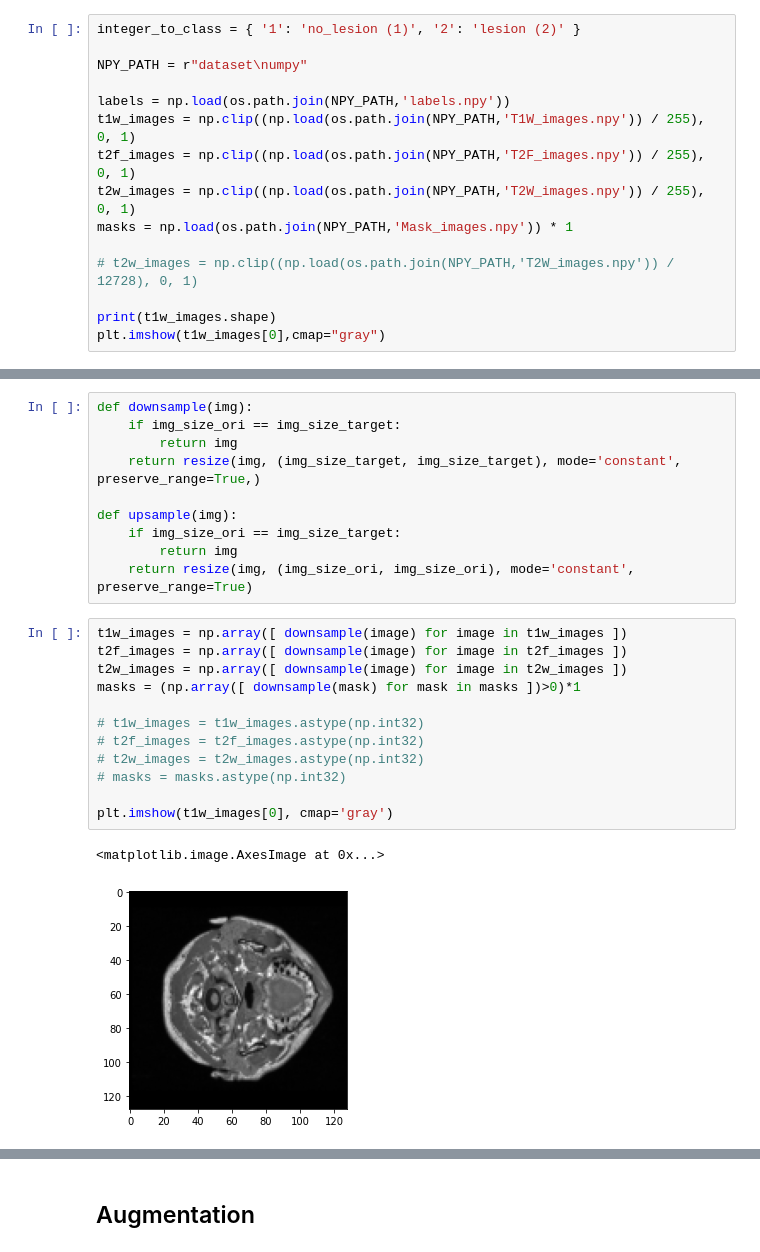
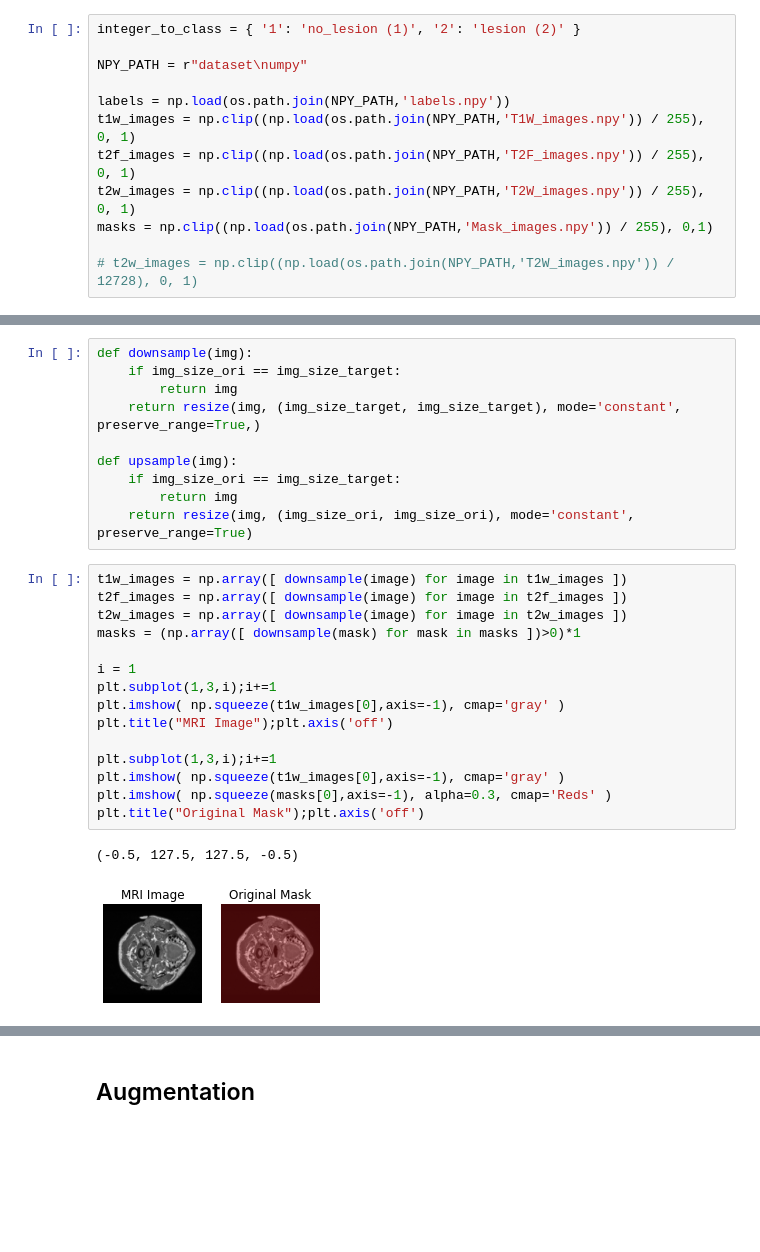
Before and after one commit to CM-Kim/unet_research, a Jupyter notebook: 03_unet_train.ipynb, the cells around one changed output, grey strips where cells are left out. Cells and saved outputs as stored; diff of their text form; blank space fills up the shorter version.

```diff
--- a/03_unet_train.ipynb
+++ b/03_unet_train.ipynb
@@ -15,9 +15,6 @@ labels = np.load(os.path.join(NPY_PATH,'labels.npy'))
 t1w_images = np.clip((np.load(os.path.join(NPY_PATH,'T1W_images.npy')) / 255), 0, 1)
 t2f_images = np.clip((np.load(os.path.join(NPY_PATH,'T2F_images.npy')) / 255), 0, 1)
 t2w_images = np.clip((np.load(os.path.join(NPY_PATH,'T2W_images.npy')) / 255), 0, 1)
-masks = np.load(os.path.join(NPY_PATH,'Mask_images.npy')) * 1
+masks = np.clip((np.load(os.path.join(NPY_PATH,'Mask_images.npy')) / 255), 0,1)
 
 # t2w_images = np.clip((np.load(os.path.join(NPY_PATH,'T2W_images.npy')) / 12728), 0, 1)
-
-print(t1w_images.shape)
-plt.imshow(t1w_images[0],cmap="gray")
@@ -49,18 +68,21 @@ def upsample(img):
 # %%
 t1w_images = np.array([ downsample(image) for image in t1w_images ])
 t2f_images = np.array([ downsample(image) for image in t2f_images ])
 t2w_images = np.array([ downsample(image) for image in t2w_images ])
 masks = (np.array([ downsample(mask) for mask in masks ])>0)*1
 
-# t1w_images = t1w_images.astype(np.int32)
-# t2f_images = t2f_images.astype(np.int32)
-# t2w_images = t2w_images.astype(np.int32)
-# masks = masks.astype(np.int32)
+i = 1
+plt.subplot(1,3,i);i+=1
+plt.imshow( np.squeeze(t1w_images[0],axis=-1), cmap='gray' )
+plt.title("MRI Image");plt.axis('off')
 
-plt.imshow(t1w_images[0], cmap='gray')
+plt.subplot(1,3,i);i+=1
+plt.imshow( np.squeeze(t1w_images[0],axis=-1), cmap='gray' )
+plt.imshow( np.squeeze(masks[0],axis=-1), alpha=0.3, cmap='Reds' )
+plt.title("Original Mask");plt.axis('off')
 # %% [output]
-<matplotlib.image.AxesImage at 0x...>
+(-0.5, 127.5, 127.5, -0.5)
-[figure, old version]
+[figure, new version]
 # %%
 from sklearn.model_selection import train_test_split
 import gc
```
Also changed, not shown: parts of 10 cells of this notebook, 1 other file.
